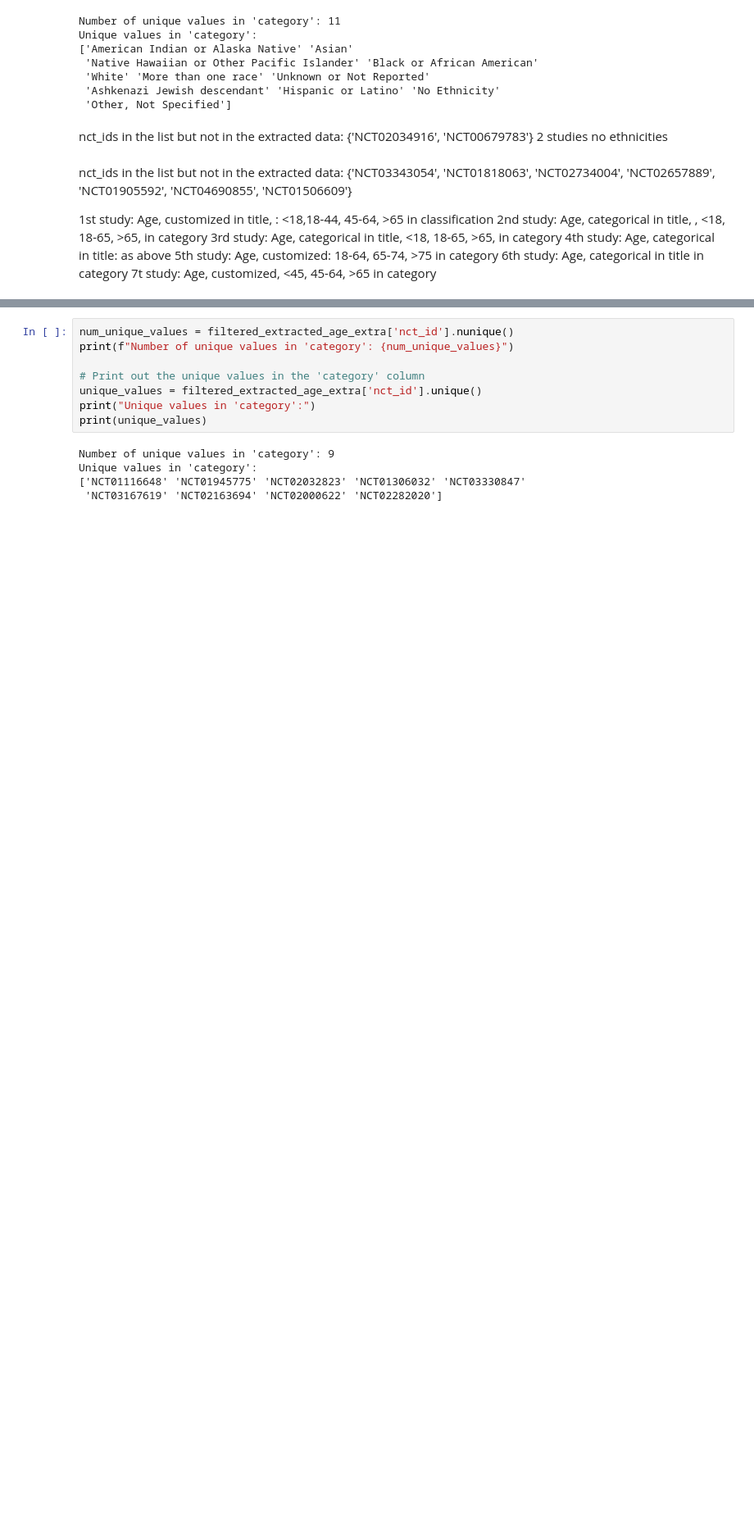
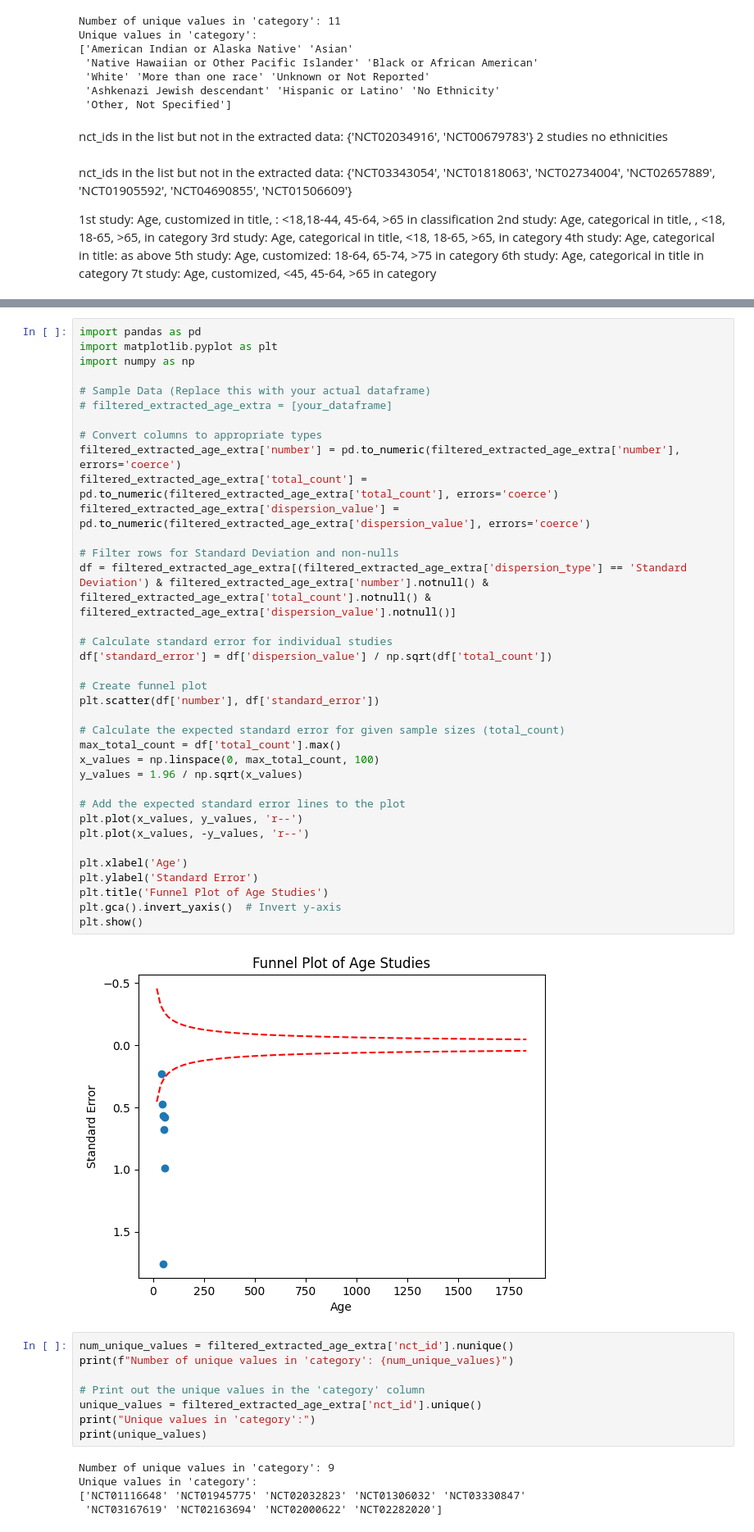
Before and after one commit to kitying2023/Symmetron-project, a Jupyter notebook: queries.ipynb, the cells around one changed output, grey strips where cells are left out. Shown at 82% size. Cells and saved outputs as stored; diff of their text form; blank space fills up the shorter version.

```diff
--- a/queries.ipynb
+++ b/queries.ipynb
@@ -324,3 +325,41 @@ plt.show()
+# %%
+import pandas as pd
+import matplotlib.pyplot as plt
+import numpy as np
+
+# Sample Data (Replace this with your actual dataframe)
+# filtered_extracted_age_extra = [your_dataframe]
+
+# Convert columns to appropriate types
+filtered_extracted_age_extra['number'] = pd.to_numeric(filtered_extracted_age_extra['number'], errors='coerce')
+filtered_extracted_age_extra['total_count'] = pd.to_numeric(filtered_extracted_age_extra['total_count'], errors='coerce')
+filtered_extracted_age_extra['dispersion_value'] = pd.to_numeric(filtered_extracted_age_extra['dispersion_value'], errors='coerce')
+
+# Filter rows for Standard Deviation and non-nulls
+df = filtered_extracted_age_extra[(filtered_extracted_age_extra['dispersion_type'] == 'Standard Deviation') & filtered_extracted_age_extra['number'].notnull() & filtered_extracted_age_extra['total_count'].notnull() & filtered_extracted_age_extra['dispersion_value'].notnull()]
+
+# Calculate standard error for individual studies
+df['standard_error'] = df['dispersion_value'] / np.sqrt(df['total_count'])
+
+# Create funnel plot
+plt.scatter(df['number'], df['standard_error'])
+
+# Calculate the expected standard error for given sample sizes (total_count)
+max_total_count = df['total_count'].max()
+x_values = np.linspace(0, max_total_count, 100)
+y_values = 1.96 / np.sqrt(x_values)
+
+# Add the expected standard error lines to the plot
+plt.plot(x_values, y_values, 'r--')
+plt.plot(x_values, -y_values, 'r--')
+
+plt.xlabel('Age')
+plt.ylabel('Standard Error')
+plt.title('Funnel Plot of Age Studies')
+plt.gca().invert_yaxis()  # Invert y-axis
+plt.show()
+# %% [output]
+[figure, added]
 # %%
 num_unique_values = filtered_extracted_age_extra['nct_id'].nunique()
 print(f"Number of unique values in 'category': {num_unique_values}")
```
Also changed, not shown: parts of 5 cells of this notebook, 10 other files.
